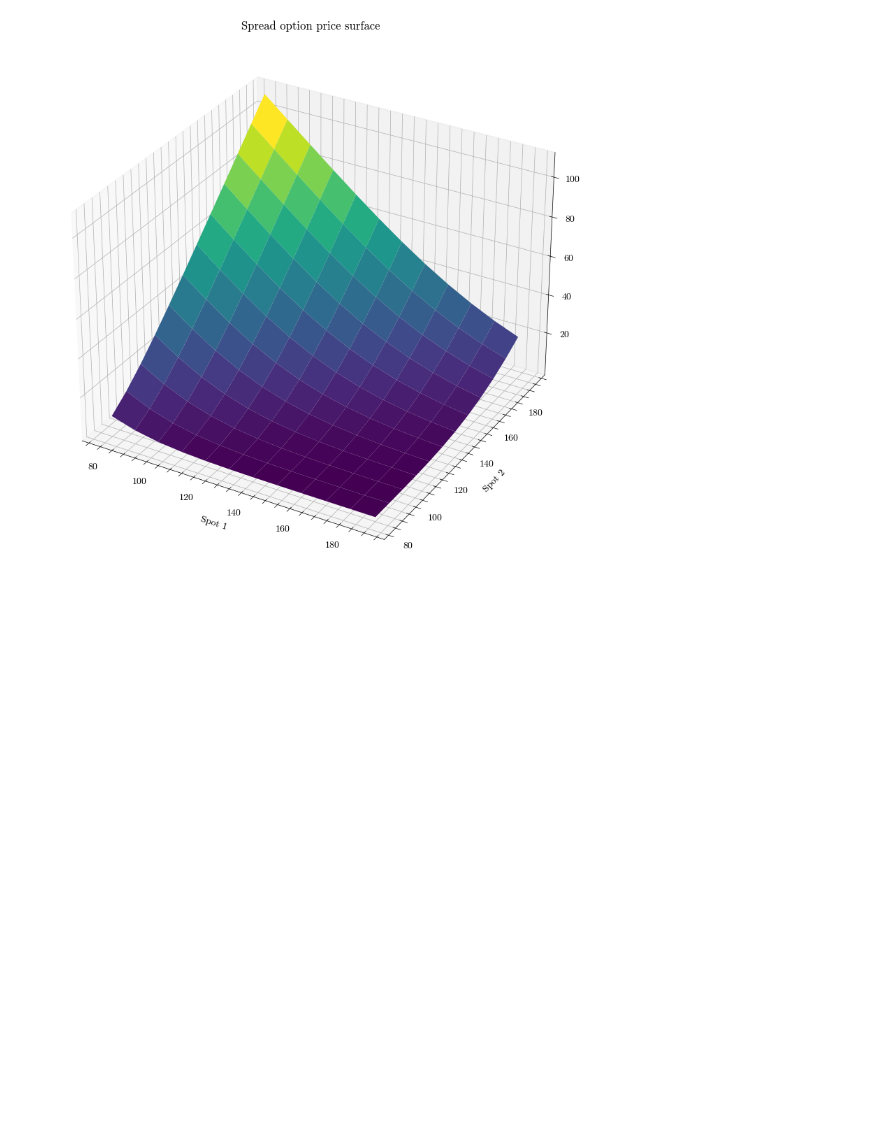
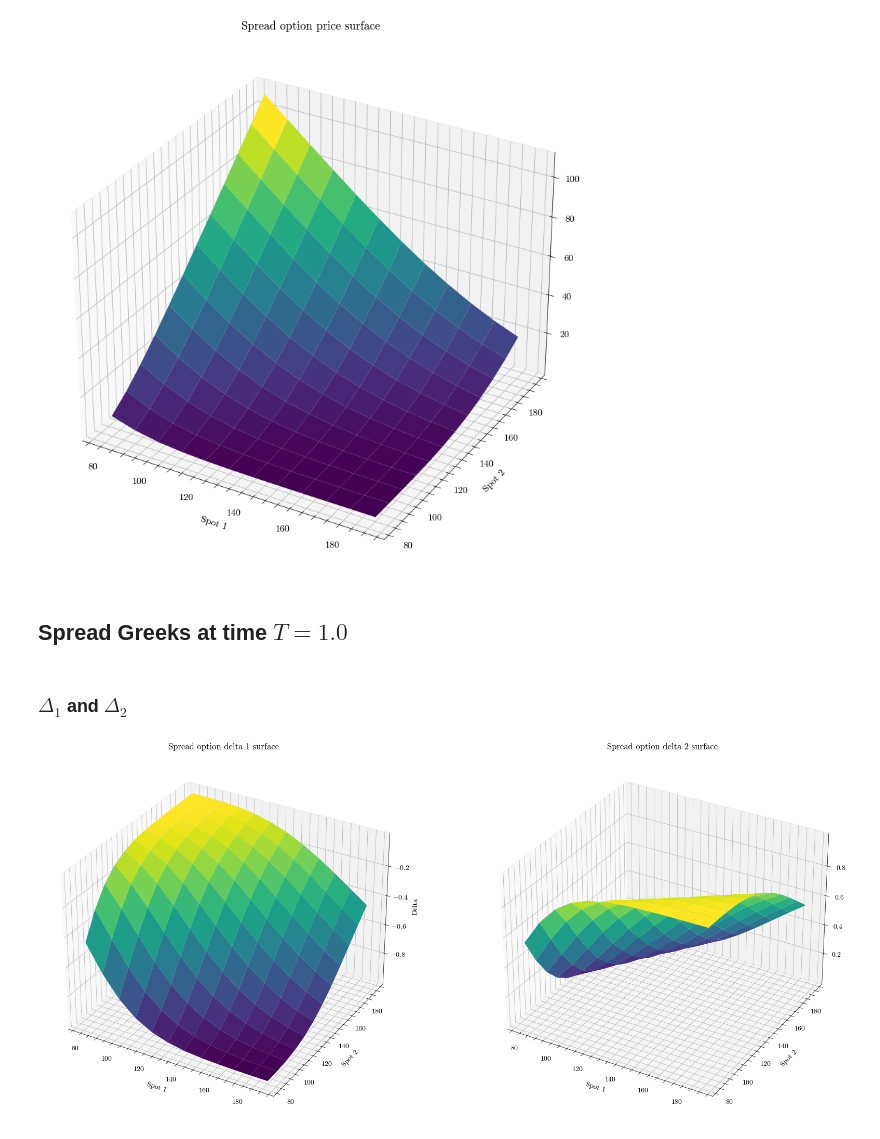
Before and after one commit to paolodelia99/delta-hedging, a Jupyter notebook: black-scholes-hedging/spread-option/spread_opt.ipynb, the cells around one changed output. Cells and saved outputs as stored; diff of their text form; code cells hidden in the pictures; blank space fills up the shorter version.

```diff
--- a/black-scholes-hedging/spread-option/spread_opt.ipynb
+++ b/black-scholes-hedging/spread-option/spread_opt.ipynb
@@ -35,3 +35,29 @@ ax.set_zlabel('Price')
 plt.show()
 # %% [output]
 [figure]
+# %% [markdown]
+## Spread Greeks at time $T = 1.0$
+# %% [markdown]
+### $\Delta_1$ and $\Delta_2$
+# %%
+deltas = jnp.asarray([[margrabe_deltas(spots_1[i, j], spots_2[i, j], expires[i, j], sigma_1[i, j], sigma_2[i, j], corr[i, j]) for i in range(spots_1.shape[0])] for j in range(spots_1.shape[1])])
+# %%
+# Plot the delta surfaces
+fig = plt.figure(figsize=(20, 10))
+ax = fig.add_subplot(121, projection='3d')
+
+ax.plot_surface(spots_1, spots_2, deltas[:, :, 0], cmap='viridis')
+ax.set_title('Spread option delta 1 surface')
+ax.set_xlabel('Spot 1')
+ax.set_ylabel('Spot 2')
+ax.set_zlabel('Delta')
+
+ax = fig.add_subplot(122, projection='3d')
+ax.plot_surface(spots_1, spots_2, deltas[:, :, 1], cmap='viridis')
+ax.set_title('Spread option delta 2 surface')
+ax.set_xlabel('Spot 1')
+ax.set_ylabel('Spot 2')
+ax.set_zlabel('Delta')
+plt.show()
+# %% [output]
+[figure, added]
```
Also changed, not shown: parts of 5 cells of this notebook, 3 other files.
